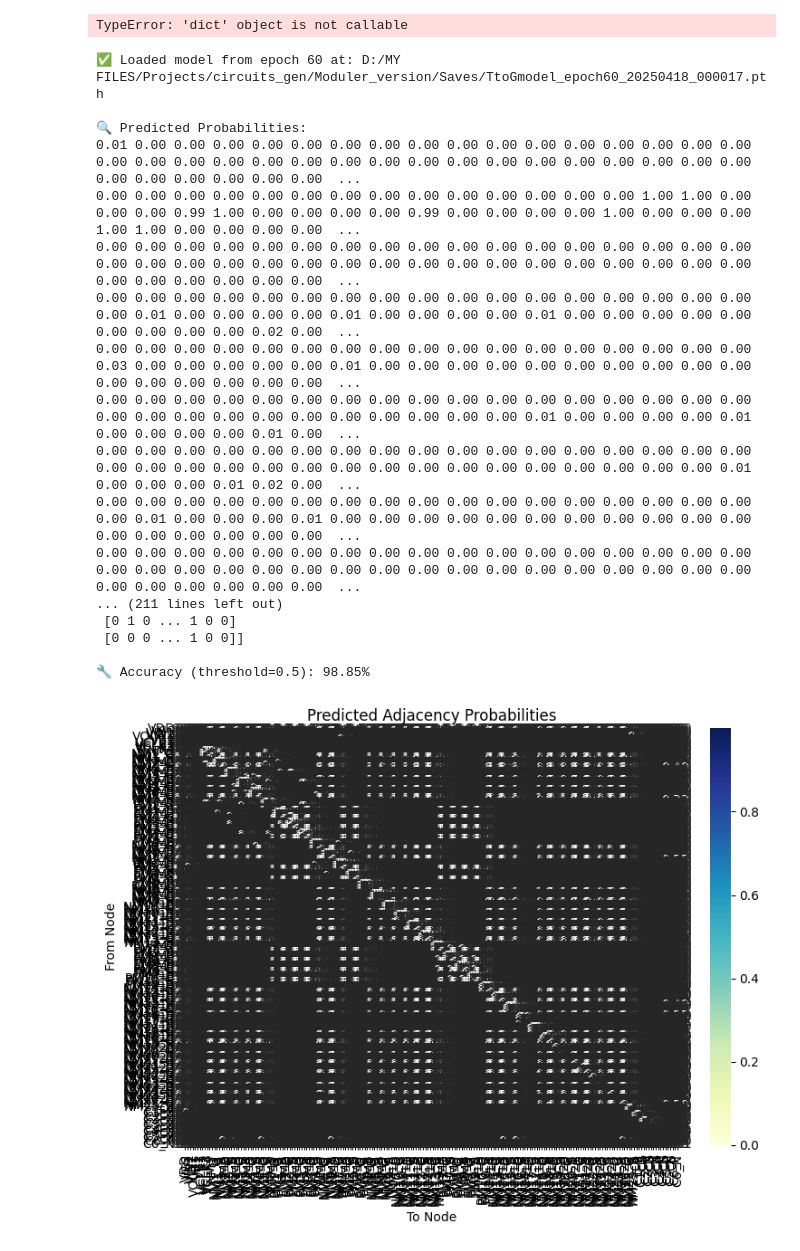
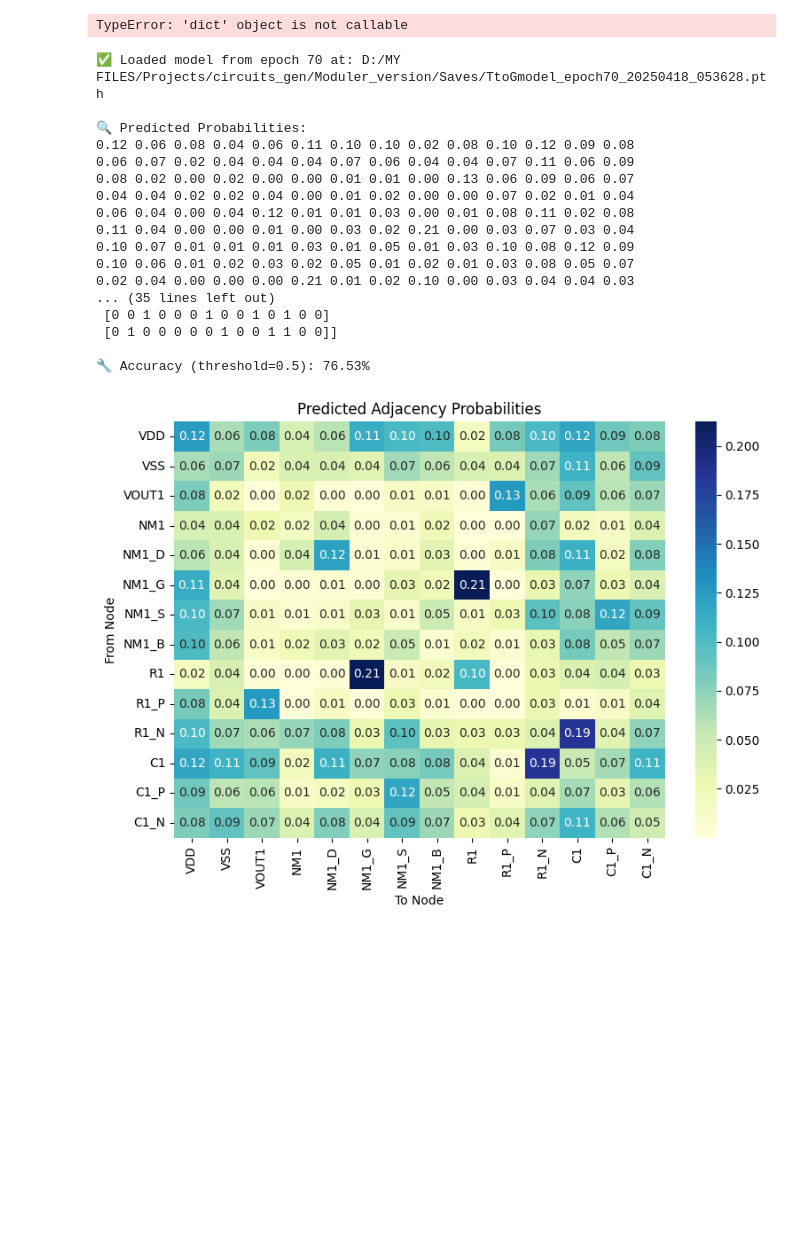
Before and after one commit to praveen2k2/circuits_gen, a Jupyter notebook: Moduler_version/train_1.2 TtoG.ipynb, the cells around one changed output. Drawn from its saved outputs; the diff is of its cells as text; code cells hidden in the pictures; blank space fills up the shorter version.

```diff
--- a/Moduler_version/train_1.2 TtoG.ipynb
+++ b/Moduler_version/train_1.2 TtoG.ipynb
@@ -349,47 +349,48 @@ def load_model_from_checkpoint(checkpoint_path, model_class, device='cuda'):
 # %%
 # Example usage
 
 # 1. Path to saved checkpoint
-file_name = "TtoGmodel_epoch60_20250418_000017.pth"
+
+file_name = "TtoGmodel_epoch70_20250418_053628.pth"
 checkpoint_path = 'D:/MY FILES/Projects/circuits_gen/Moduler_version/Saves/' + file_name # Replace with your file
 
 # 2. Load the model and optimizer
 model, optimizer, start_epoch = load_model_from_checkpoint(checkpoint_path, TextToGraphTransformer)
 
 
-ex_index = 3300
+ex_index = 1
 sample_input = circuits.component_lists[ex_index]
 sample_indices = circuits.component_indices[ex_index]
 actual_matrix = circuits.graphs[ex_index]
 """
 partial_adj = [
     [0,0,0,0,1,1,0,0],
     [0,0,0,0,0,0,0,0],
     [0,0,0,0,0,0,1,0],
     [0,0,0,0,0,0,0,0],
     [1,0,0,0,0,0,0,0],
     [1,0,0,0,0,0,0,0],
     [0,0,1,0,0,0,0,0],
     [0,0,0,0,0,0,0,0]
 ]
 """
 evaluate_partial_matrix(model, sample_indices, partial_adj=0, circuits=circuits, actual_matrix=actual_matrix)
 # %% [output]
-✅ Loaded model from epoch 60 at: D:/MY FILES/Projects/circuits_gen/Moduler_version/Saves/TtoGmodel_epoch60_20250418_000017.pth
+✅ Loaded model from epoch 70 at: D:/MY FILES/Projects/circuits_gen/Moduler_version/Saves/TtoGmodel_epoch70_20250418_053628.pth
 
 🔍 Predicted Probabilities:
-0.01 0.00 0.00 0.00 0.00 0.00 0.00 0.00 0.00 0.00 0.00 0.00 0.00 0.00 0.00 0.00 0.00 0.00 0.00 0.00 0.00 0.00 0.00 0.00 0.00 0.00 0.00 0.00 0.00 0.00 0.00 0.00 0.00 0.00 0.00 0.00 0.00 0.00 0.00 0.00  ...
-0.00 0.00 0.00 0.00 0.00 0.00 0.00 0.00 0.00 0.00 0.00 0.00 0.00 0.00 1.00 1.00 0.00 0.00 0.00 0.99 1.00 0.00 0.00 0.00 0.00 0.99 0.00 0.00 0.00 0.00 1.00 0.00 0.00 0.00 1.00 1.00 0.00 0.00 0.00 0.00  ...
-0.00 0.00 0.00 0.00 0.00 0.00 0.00 0.00 0.00 0.00 0.00 0.00 0.00 0.00 0.00 0.00 0.00 0.00 0.00 0.00 0.00 0.00 0.00 0.00 0.00 0.00 0.00 0.00 0.00 0.00 0.00 0.00 0.00 0.00 0.00 0.00 0.00 0.00 0.00 0.00  ...
-0.00 0.00 0.00 0.00 0.00 0.00 0.00 0.00 0.00 0.00 0.00 0.00 0.00 0.00 0.00 0.00 0.00 0.00 0.01 0.00 0.00 0.00 0.00 0.01 0.00 0.00 0.00 0.00 0.01 0.00 0.00 0.00 0.00 0.00 0.00 0.00 0.00 0.00 0.02 0.00  ...
-0.00 0.00 0.00 0.00 0.00 0.00 0.00 0.00 0.00 0.00 0.00 0.00 0.00 0.00 0.00 0.00 0.00 0.03 0.00 0.00 0.00 0.00 0.00 0.01 0.00 0.00 0.00 0.00 0.00 0.00 0.00 0.00 0.00 0.00 0.00 0.00 0.00 0.00 0.00 0.00  ...
-0.00 0.00 0.00 0.00 0.00 0.00 0.00 0.00 0.00 0.00 0.00 0.00 0.00 0.00 0.00 0.00 0.00 0.00 0.00 0.00 0.00 0.00 0.00 0.00 0.00 0.00 0.00 0.00 0.01 0.00 0.00 0.00 0.00 0.01 0.00 0.00 0.00 0.00 0.01 0.00  ...
-0.00 0.00 0.00 0.00 0.00 0.00 0.00 0.00 0.00 0.00 0.00 0.00 0.00 0.00 0.00 0.00 0.00 0.00 0.00 0.00 0.00 0.00 0.00 0.00 0.00 0.00 0.00 0.00 0.00 0.00 0.00 0.00 0.00 0.01 0.00 0.00 0.00 0.01 0.02 0.00  ...
-0.00 0.00 0.00 0.00 0.00 0.00 0.00 0.00 0.00 0.00 0.00 0.00 0.00 0.00 0.00 0.00 0.00 0.00 0.01 0.00 0.00 0.00 0.01 0.00 0.00 0.00 0.00 0.00 0.00 0.00 0.00 0.00 0.00 0.00 0.00 0.00 0.00 0.00 0.00 0.00  ...
-0.00 0.00 0.00 0.00 0.00 0.00 0.00 0.00 0.00 0.00 0.00 0.00 0.00 0.00 0.00 0.00 0.00 0.00 0.00 0.00 0.00 0.00 0.00 0.00 0.00 0.00 0.00 0.00 0.00 0.00 0.00 0.00 0.00 0.00 0.00 0.00 0.00 0.00 0.00 0.00  ...
-... (211 lines left out)
- [0 1 0 ... 1 0 0]
- [0 0 0 ... 1 0 0]]
+0.12 0.06 0.08 0.04 0.06 0.11 0.10 0.10 0.02 0.08 0.10 0.12 0.09 0.08
+0.06 0.07 0.02 0.04 0.04 0.04 0.07 0.06 0.04 0.04 0.07 0.11 0.06 0.09
+0.08 0.02 0.00 0.02 0.00 0.00 0.01 0.01 0.00 0.13 0.06 0.09 0.06 0.07
+0.04 0.04 0.02 0.02 0.04 0.00 0.01 0.02 0.00 0.00 0.07 0.02 0.01 0.04
+0.06 0.04 0.00 0.04 0.12 0.01 0.01 0.03 0.00 0.01 0.08 0.11 0.02 0.08
+0.11 0.04 0.00 0.00 0.01 0.00 0.03 0.02 0.21 0.00 0.03 0.07 0.03 0.04
+0.10 0.07 0.01 0.01 0.01 0.03 0.01 0.05 0.01 0.03 0.10 0.08 0.12 0.09
+0.10 0.06 0.01 0.02 0.03 0.02 0.05 0.01 0.02 0.01 0.03 0.08 0.05 0.07
+0.02 0.04 0.00 0.00 0.00 0.21 0.01 0.02 0.10 0.00 0.03 0.04 0.04 0.03
+... (35 lines left out)
+ [0 0 1 0 0 0 1 0 0 1 0 1 0 0]
+ [0 1 0 0 0 0 0 1 0 0 1 1 0 0]]
 
-🔧 Accuracy (threshold=0.5): 98.85%
+🔧 Accuracy (threshold=0.5): 76.53%
-[figure, old version]
+[figure, new version]
```
Also changed, not shown: parts of 2 cells of this notebook, 2 other files.
